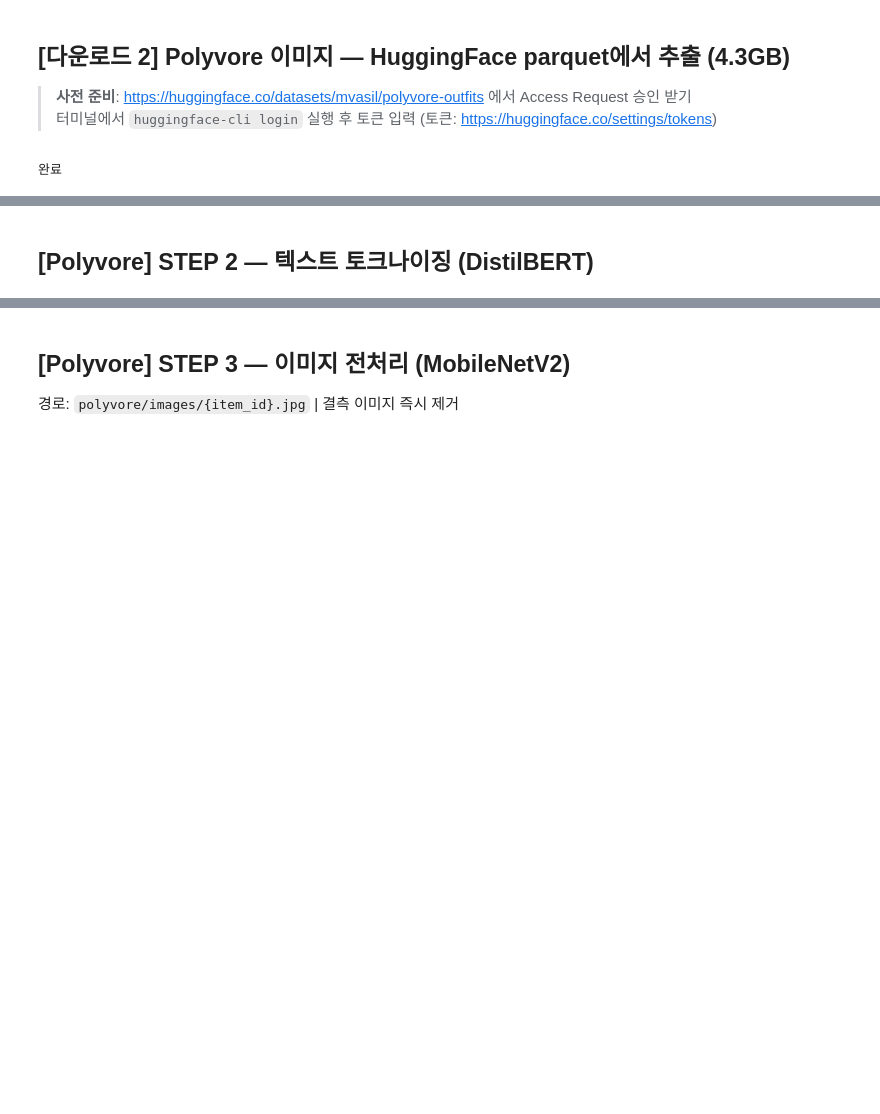
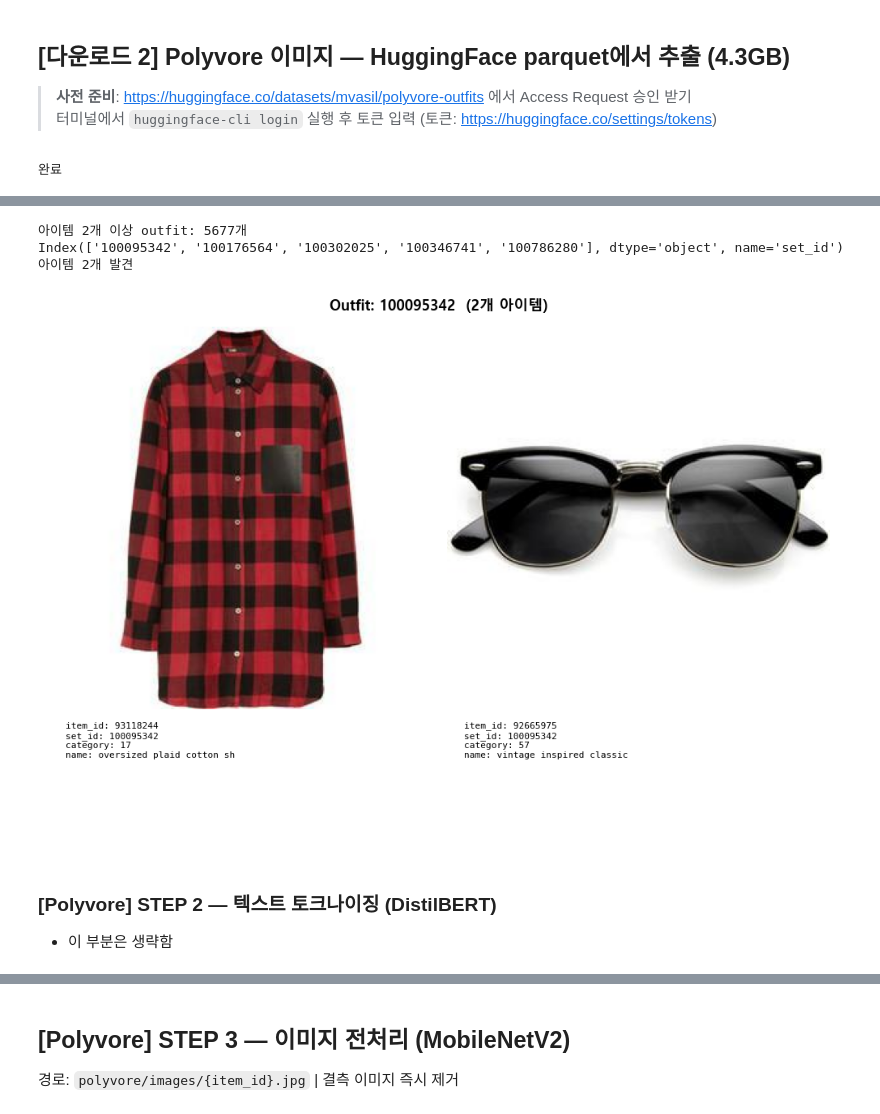
Before and after one commit to reneejoo22/FashFusion, a Jupyter notebook: FashFusion_전처리.ipynb, the cells around one changed output, grey strips where cells are left out. Saved outputs shown, nothing was run; the diff lists cells and outputs as text; code cells hidden in the pictures; blank space fills up the shorter version.

Commit message:
image data preprocess

```diff
--- a/FashFusion_전처리.ipynb
+++ b/FashFusion_전처리.ipynb
@@ -197,7 +182,7 @@ import os, json
 
 os.makedirs(os.path.expanduser('~/.kaggle'), exist_ok=True)
 
-creds = {"username":"","key":""}  # key 전체 붙여넣기
+creds = {"username":"reneejoo","key":""}  # key 전체 붙여넣기
 with open(os.path.expanduser('~/.kaggle/kaggle.json'), 'w') as f:
     json.dump(creds, f)
 
@@ -210,7 +195,7 @@ if not POLYVORE_IMG.exists() or not any(POLYVORE_IMG.iterdir()):
     from datasets import load_dataset
 
     print('HuggingFace에서 Polyvore parquet 로드 중... (4.3GB)')
-    ds = load_dataset('mvasil/polyvore-outfits', 'disjoint')
+    ds = load_dataset('mvasil/polyvore-outfits', 'disjoint', token="hf_yau...")
 
     print('이미지 추출 & 저장 중...')
     saved = 0
@@ -223,10 +208,12 @@ if not POLYVORE_IMG.exists() or not any(POLYVORE_IMG.iterdir()):
             if out_path.exists(): continue
             if isinstance(img_data, bytes):
                 img = Image.open(io.BytesIO(img_data)).convert('RGB')
+            elif isinstance(img_data, dict):
+                img = Image.open(io.BytesIO(img_data['bytes'])).convert('RGB')
             else:
                 img = img_data.convert('RGB')
-            img.save(out_path, 'JPEG')
-            saved += 1
+            img.save(out_path, 'JPEG')  # ← 저장
+            saved += 1                  # ← 카운트
 
     print(f'완료 → {saved:,}개 저장 → {POLYVORE_IMG}')
 else:
@@ -266,5 +268,72 @@ poly_items.head(3)
+# %%
+import matplotlib.pyplot as plt
+import matplotlib.gridspec as gridspec
+from PIL import Image
+import matplotlib.font_manager as fm
+
+# 윈도우 한글 폰트 설정
+plt.rcParams['font.family'] = 'Malgun Gothic'
+plt.rcParams['axes.unicode_minus'] = False
+
+def show_outfit(set_id):
+    items = poly_items[poly_items['set_id'] == str(set_id)].reset_index(drop=True)
+    n = len(items)
+    print(f'아이템 {n}개 발견')  # 몇 개 찾았는지 확인용
+
+    if n == 0:
+        print('해당 set_id의 아이템이 없어요!')
+        return
+
+    fig = plt.figure(figsize=(5 * n, 7))
+    gs = gridspec.GridSpec(2, n, height_ratios=[3, 1])
+
+    for i, (_, row) in enumerate(items.iterrows()):
+        # 위쪽: 이미지
+        ax_img = fig.add_subplot(gs[0, i])
+        img_path = POLYVORE_IMG / f"{row['item_id']}.jpg"
+        if img_path.exists():
+            img = Image.open(img_path).convert('RGB')
+            ax_img.imshow(img)
+        else:
+            ax_img.text(0.5, 0.5, '이미지 없음', ha='center', va='center', fontsize=10)
+        ax_img.axis('off')
+
+        # 아래쪽: 메타데이터
+        ax_txt = fig.add_subplot(gs[1, i])
+        ax_txt.axis('off')
+        meta = (
+            f"item_id: {row['item_id']}\n"
+            f"set_id: {row['set_id']}\n"
+            f"category: {row['categoryid']}\n"
+            f"name: {row['name'][:25]}"
+        )
+        ax_txt.text(0.05, 0.95, meta, va='top', ha='left',
+                    fontsize=8, family='monospace',
+                    transform=ax_txt.transAxes)
+
+    plt.suptitle(f'Outfit: {set_id}  ({n}개 아이템)', fontsize=13, fontweight='bold')
+    plt.tight_layout()
+    plt.show()
+
+# set_id 확인 후 테스트
+# 이미지 있는 아이템이 2개 이상인 outfit 찾기
+valid_items = poly_items[poly_items['item_id'].isin(valid_poly_ids)]
+outfit_counts = valid_items.groupby('set_id').size()
+multi_item_outfits = outfit_counts[outfit_counts >= 2].index
+
+print(f'아이템 2개 이상 outfit: {len(multi_item_outfits)}개')
+print(multi_item_outfits[:5])  # set_id 5개 출력
+
+# 그 중 첫 번째로 테스트
+show_outfit(multi_item_outfits[0])
+# %% [output]
+아이템 2개 이상 outfit: 5677개
+Index(['100095342', '100176564', '100302025', '100346741', '100786280'], dtype='object', name='set_id')
+아이템 2개 발견
+[figure, added]
 # %% [markdown]
-## [Polyvore] STEP 2 — 텍스트 토크나이징 (DistilBERT)
+### [Polyvore] STEP 2 — 텍스트 토크나이징 (DistilBERT)
+- 이 부분은 생략함
 # %%
 texts      = poly_items['name'].tolist()
 ids, masks = tokenize(texts)
```
Also changed, not shown: parts of 27 cells of this notebook, 3 other files.
